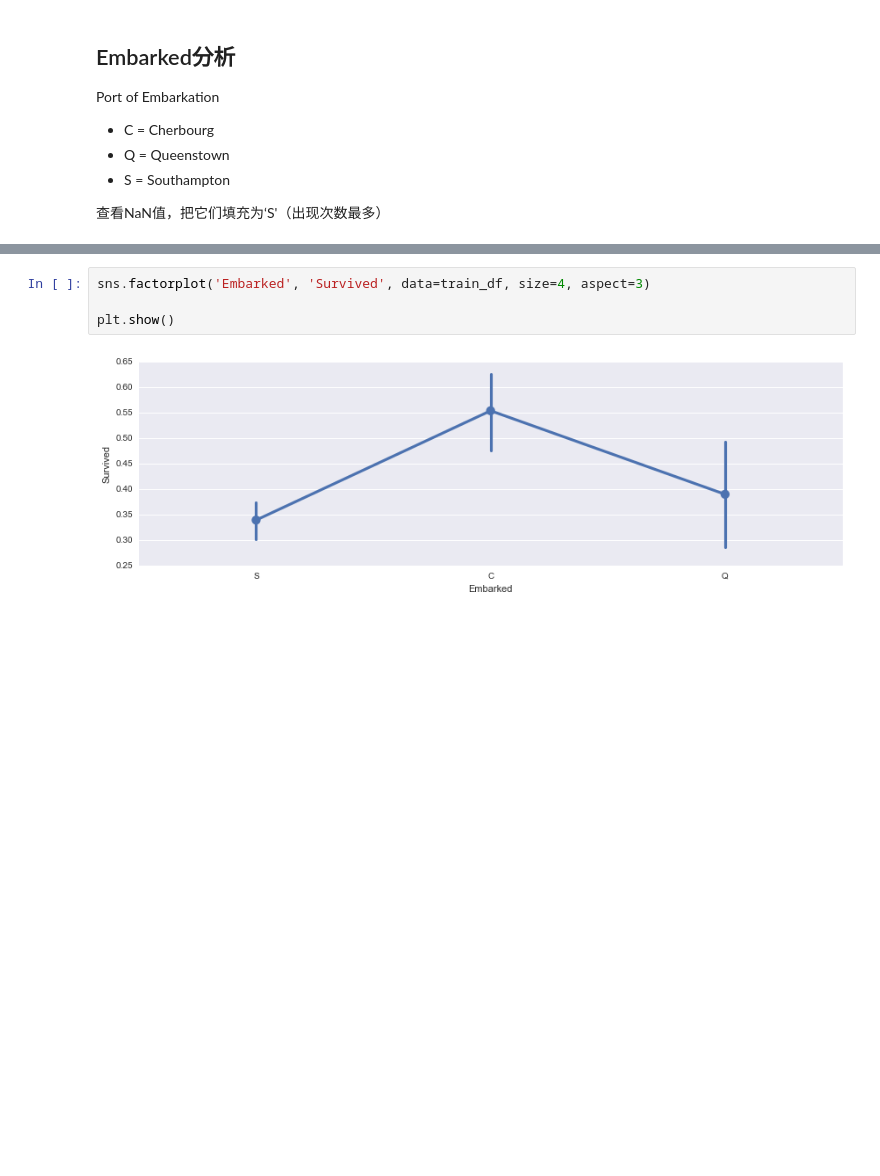
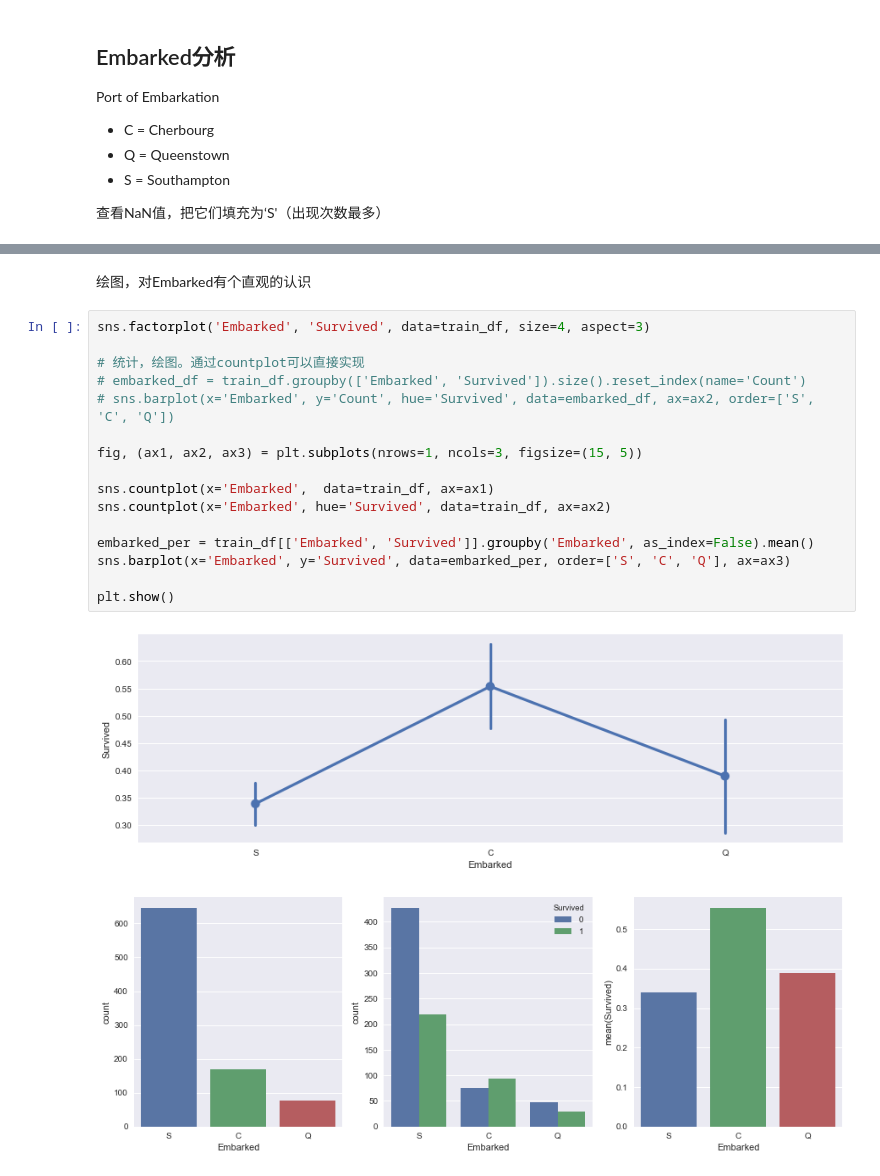
Before and after one commit to coder-ss/ml-learn, a Jupyter notebook: kaggle/Titanic/omarelgabry.ipynb, the cells around one changed output, grey strips where cells are left out. Saved outputs shown, nothing was run; the diff lists cells and outputs as text; blank space fills up the shorter version.

```diff
--- a/kaggle/Titanic/omarelgabry.ipynb
+++ b/kaggle/Titanic/omarelgabry.ipynb
@@ -78,9 +78,24 @@ S    646
 C    168
 Q     77
 Name: Embarked, dtype: int64
-# %%
-sns.factorplot('Embarked', 'Survived', data=train_df, size=4, aspect=3)
-
-plt.show()
-# %% [output]
-[figure, removed]
+# %% [markdown]
+绘图，对Embarked有个直观的认识
+# %%
+sns.factorplot('Embarked', 'Survived', data=train_df, size=4, aspect=3)
+
+# 统计，绘图。通过countplot可以直接实现
+# embarked_df = train_df.groupby(['Embarked', 'Survived']).size().reset_index(name='Count')
+# sns.barplot(x='Embarked', y='Count', hue='Survived', data=embarked_df, ax=ax2, order=['S', 'C', 'Q'])
+
+fig, (ax1, ax2, ax3) = plt.subplots(nrows=1, ncols=3, figsize=(15, 5))
+
+sns.countplot(x='Embarked',  data=train_df, ax=ax1)
+sns.countplot(x='Embarked', hue='Survived', data=train_df, ax=ax2)
+
+embarked_per = train_df[['Embarked', 'Survived']].groupby('Embarked', as_index=False).mean()
+sns.barplot(x='Embarked', y='Survived', data=embarked_per, order=['S', 'C', 'Q'], ax=ax3)
+
+plt.show()
+# %% [output]
+[figure, added]
+[figure, added]
```
Also changed, not shown: parts of 12 cells of this notebook.
